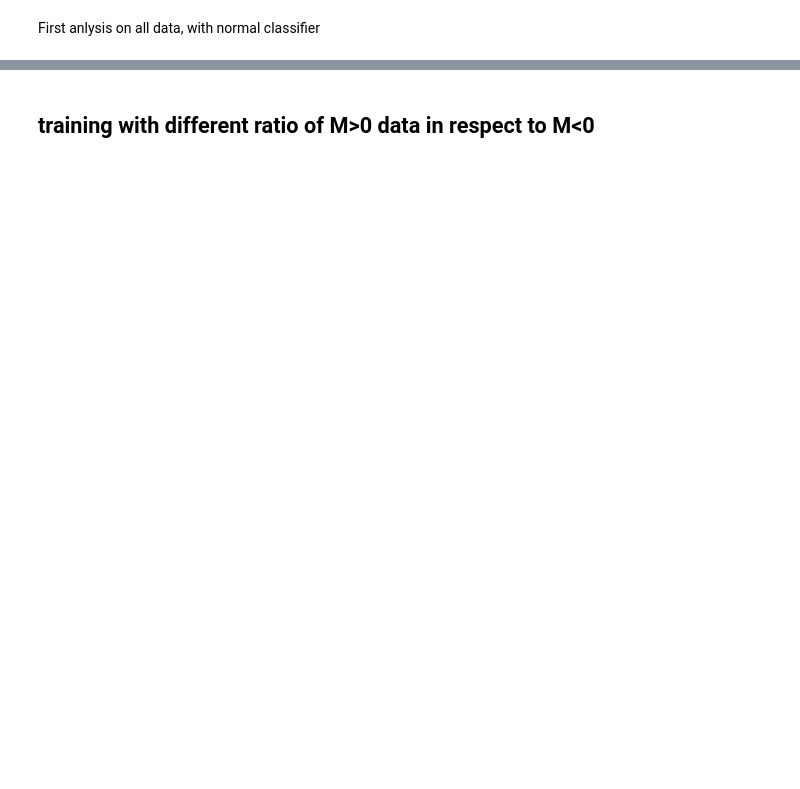
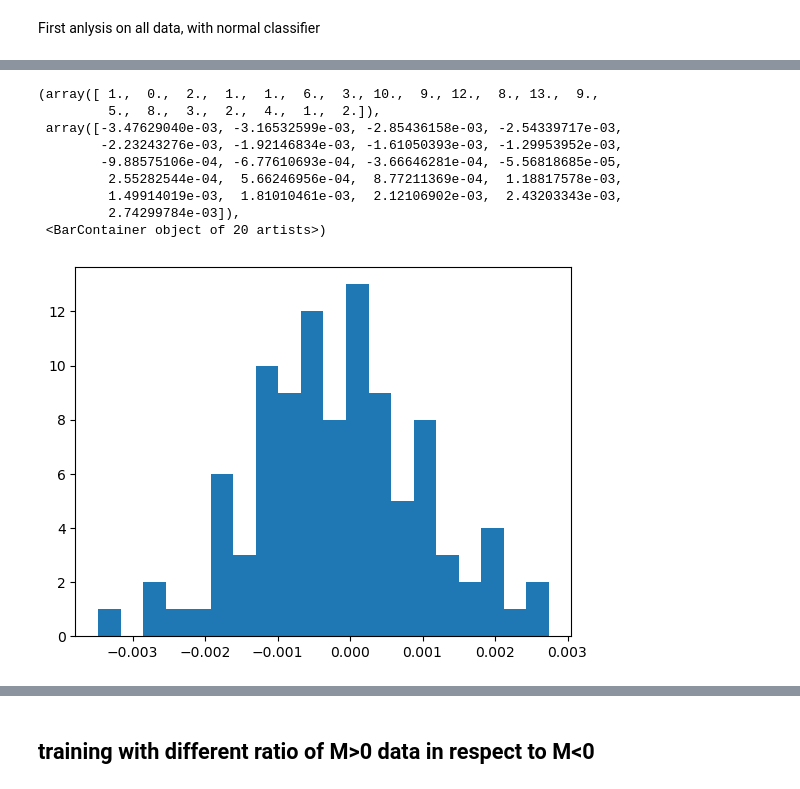
Before and after one commit to feanor3/tesi, a Jupyter notebook: analysis.ipynb, the cells around one changed output, grey strips where cells are left out. Drawn from its saved outputs; the diff is of its cells as text; code cells hidden in the pictures; blank space fills up the shorter version.

```diff
--- a/analysis.ipynb
+++ b/analysis.ipynb
@@ -26,6 +28,19 @@ clf = utils.train_classifier(10, 'all', MLPBinary(dim_hidden=100, tolerance=1e-4
 # %%
-b = clf.weights2.flatten()
-b @ b.T
+b = clf.weights1
+b
+r = np.sum(b[1:], axis=0) / np.sum(np.abs(b[1:]))
+plt.hist(r, 20)
+# %% [output]
+(array([ 1.,  0.,  2.,  1.,  1.,  6.,  3., 10.,  9., 12.,  8., 13.,  9.,
+         5.,  8.,  3.,  2.,  4.,  1.,  2.]),
+ array([-3.47629040e-03, -3.16532599e-03, -2.85436158e-03, -2.54339717e-03,
+        -2.23243276e-03, -1.92146834e-03, -1.61050393e-03, -1.29953952e-03,
+        -9.88575106e-04, -6.77610693e-04, -3.66646281e-04, -5.56818685e-05,
+         2.55282544e-04,  5.66246956e-04,  8.77211369e-04,  1.18817578e-03,
+         1.49914019e-03,  1.81010461e-03,  2.12106902e-03,  2.43203343e-03,
+         2.74299784e-03]),
+ <BarContainer object of 20 artists>)
+[figure, added]
 # %%
 data_test.shape
 # %%
```
Also changed, not shown: parts of 4 cells of this notebook, 3 other files.
